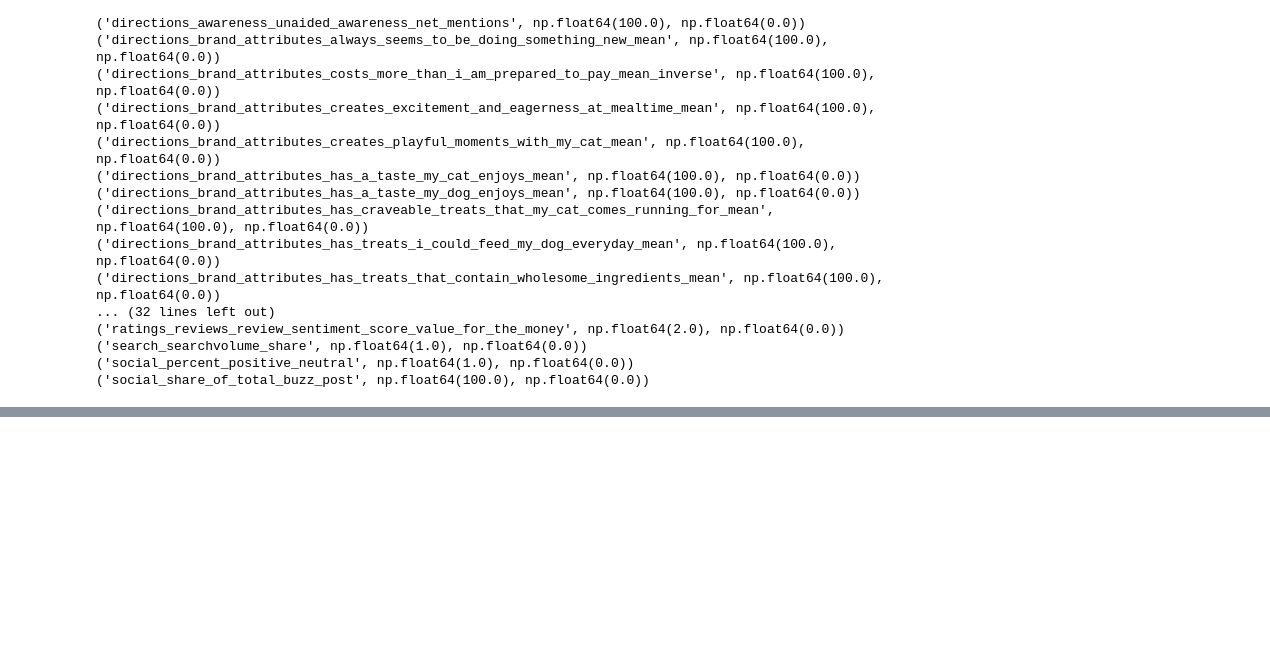
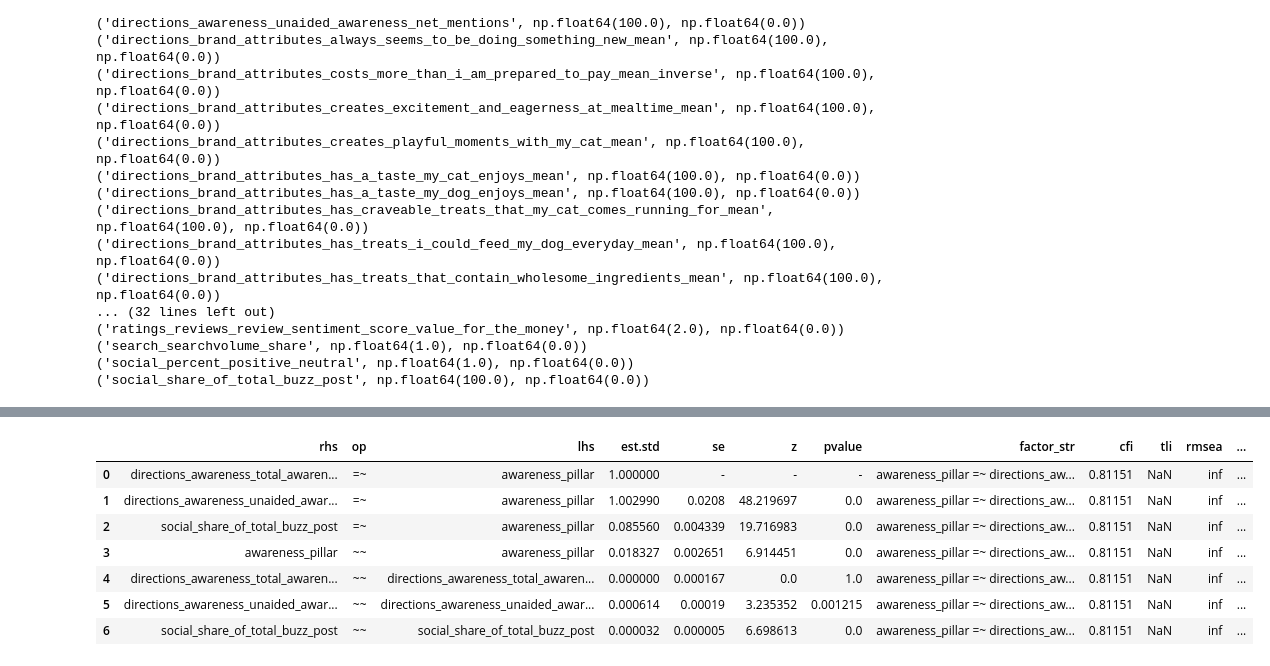
Before and after one commit to vks-varma/brandhub-capability, a Jupyter notebook: src/BHC_Capability/rough_book.ipynb, the cells around one changed output, grey strips where cells are left out. Saved outputs shown, nothing was run; the diff lists cells and outputs as text; code cells hidden in the pictures; blank space fills up the shorter version.

```diff
--- a/src/BHC_Capability/rough_book.ipynb
+++ b/src/BHC_Capability/rough_book.ipynb
@@ -332,0 +353,13 @@ scaled_data = scale_metrics(no_null_imputed_data, idv_list, config)
+# %%
+group_list = [config['date_column']] + config['data_prep_group_var']
+for group, group_df in scaled_data.groupby(['brand', 'category']):
+    if group == ("BEGGIN'", 'DOG FOOD'):
+        cfa_data = group_df.pivot(index=group_list, columns='metric', values='value').reset_index()
+        group_value_tuple = group
+# %%
+pillar_idv_dict = idv_list.groupby('equity_pillar')['idv'].apply(list).to_dict()
+# %%
+pillar = 'awareness'
+col_available = [col for col in cfa_data if col in pillar_idv_dict[pillar]]
+cfa_data_filtered = cfa_data[col_available]
+factor_str = f"{pillar}_pillar =~ " + " + ".join(col_available)
@@ -332,0 +430,15 @@ scaled_data = scale_metrics(no_null_imputed_data, idv_list, config)
+# %%
+fit_cfa_df = cfa_py(factor_str, cfa_data_filtered).dropna(subset = ['op'])
+for i, x in enumerate(config['data_prep_group_var']):
+    fit_cfa_df[x] = group_value_tuple[i]
+
+fit_cfa_df
+# %% [output]
+|  | rhs | op | lhs | est.std | se | z | pvalue | factor_str | cfi | tli | rmsea | ... |
+| 0 | directions_awareness_total_awaren... | =~ | awareness_pillar | 1.000000 | - | - | - | awareness_pillar =~ directions_aw... | 0.81151 | NaN | inf | ... |
+| 1 | directions_awareness_unaided_awar... | =~ | awareness_pillar | 1.002990 | 0.0208 | 48.219697 | 0.0 | awareness_pillar =~ directions_aw... | 0.81151 | NaN | inf | ... |
+| 2 | social_share_of_total_buzz_post | =~ | awareness_pillar | 0.085560 | 0.004339 | 19.716983 | 0.0 | awareness_pillar =~ directions_aw... | 0.81151 | NaN | inf | ... |
+| 3 | awareness_pillar | ~~ | awareness_pillar | 0.018327 | 0.002651 | 6.914451 | 0.0 | awareness_pillar =~ directions_aw... | 0.81151 | NaN | inf | ... |
+| 4 | directions_awareness_total_awaren... | ~~ | directions_awareness_total_awaren... | 0.000000 | 0.000167 | 0.0 | 1.0 | awareness_pillar =~ directions_aw... | 0.81151 | NaN | inf | ... |
+| 5 | directions_awareness_unaided_awar... | ~~ | directions_awareness_unaided_awar... | 0.000614 | 0.00019 | 3.235352 | 0.001215 | awareness_pillar =~ directions_aw... | 0.81151 | NaN | inf | ... |
+| 6 | social_share_of_total_buzz_post | ~~ | social_share_of_total_buzz_post | 0.000032 | 0.000005 | 6.698613 | 0.0 | awareness_pillar =~ directions_aw... | 0.81151 | NaN | inf | ... |
```
Also changed, not shown: parts of 9 cells of this notebook, 1 other file.
